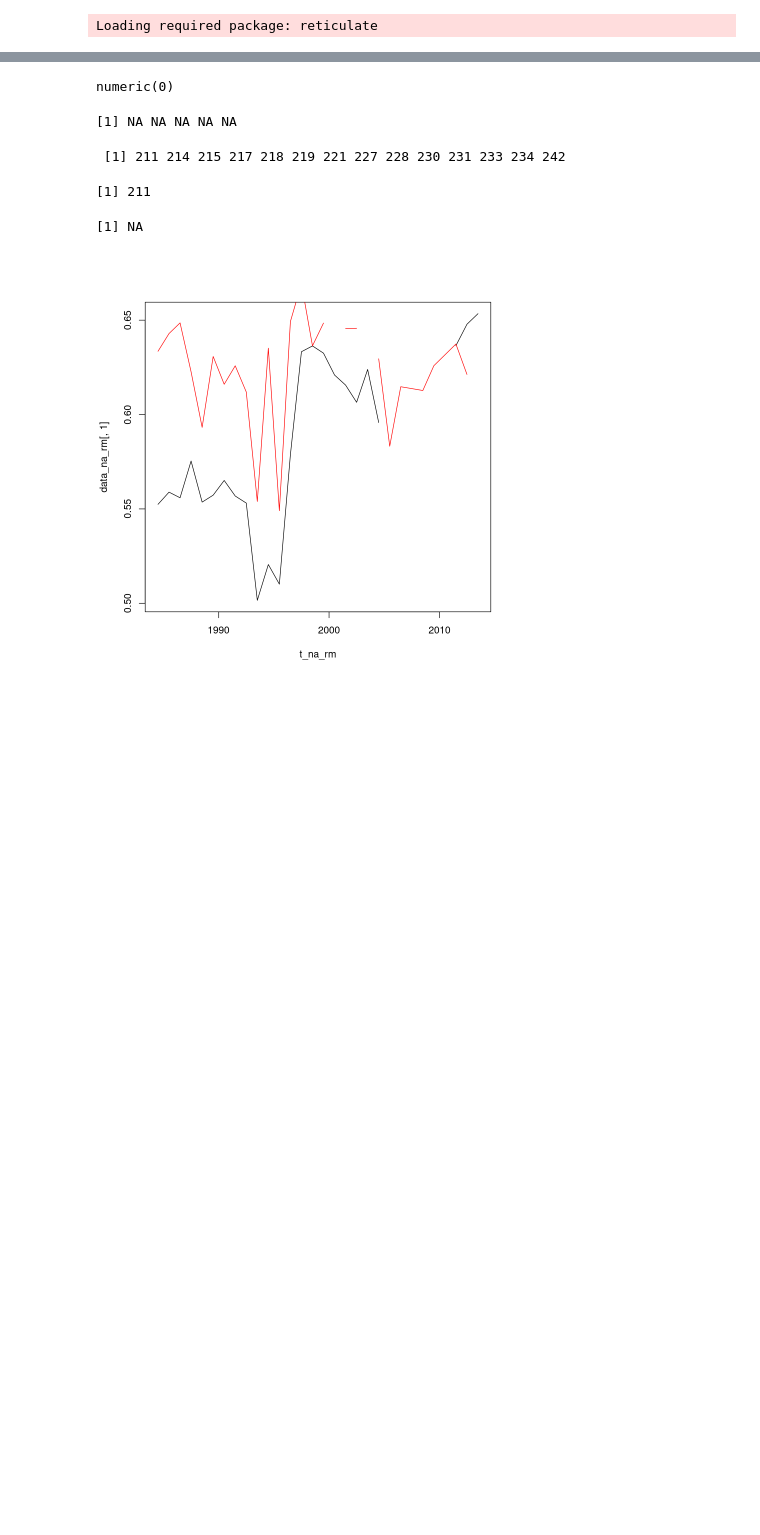
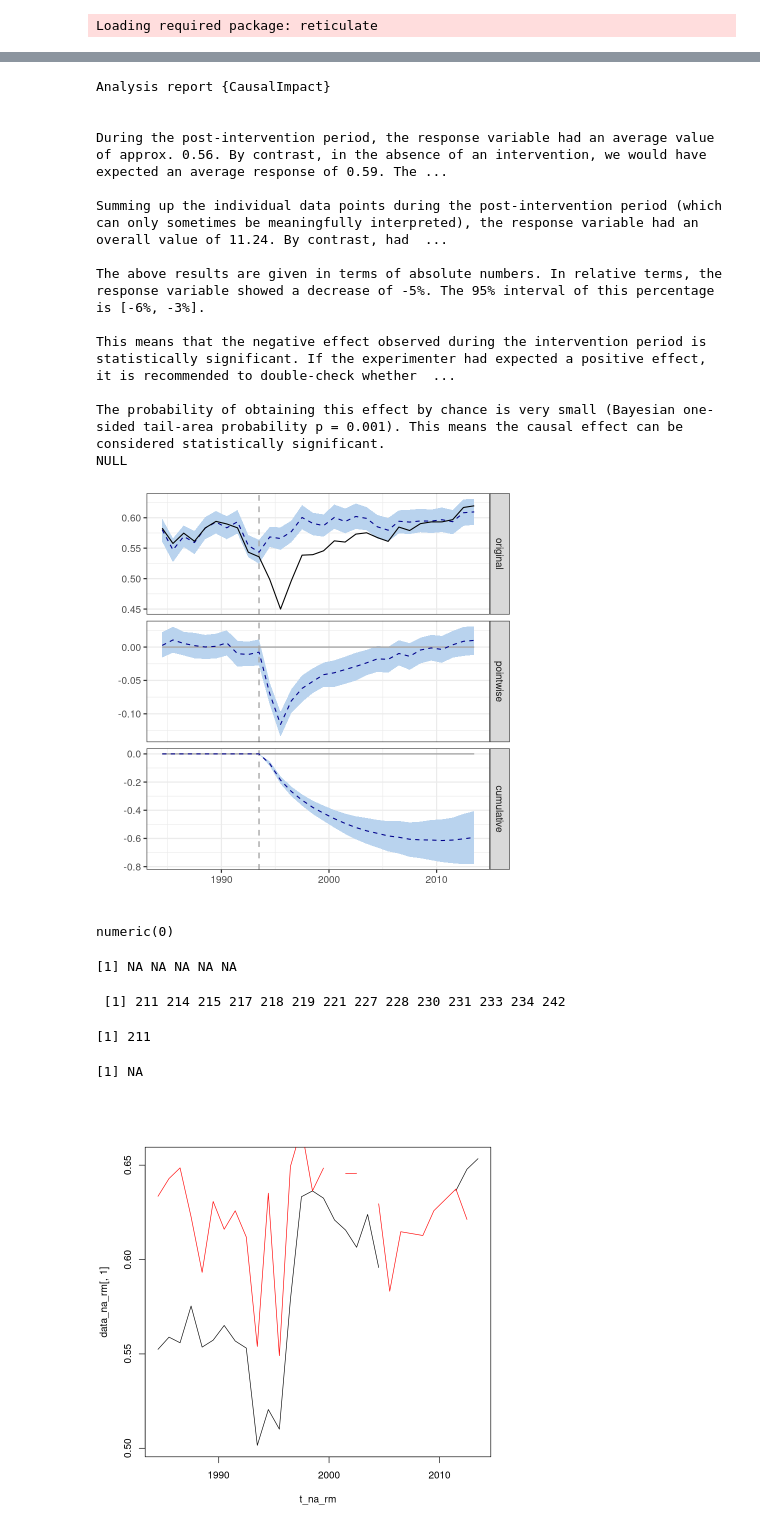
Before and after one commit to hamiddashti/greeness, a Jupyter notebook: codes/src/causal_impact_R.ipynb, the cells around one changed output, grey strips where cells are left out. Saved outputs shown, nothing was run; the diff lists cells and outputs as text; code cells hidden in the pictures; blank space fills up the shorter version.

```diff
--- a/codes/src/causal_impact_R.ipynb
+++ b/codes/src/causal_impact_R.ipynb
@@ -157,3 +172,29 @@ hist(sig_rel_clean*100)
+# %%
+set.seed(1)
+y_mean = rowMeans(y,na.rm=TRUE)
+X_mean = rowMeans(X,na.rm=TRUE)
+
+data_mean = zoo(cbind(y_mean,X_mean),t)
+pre.period <- as.Date(c("1984-07-01", "1993-07-01"))
+post.period <- as.Date(c("1994-07-01", "2013-07-01"))
+impact <- CausalImpact(data_mean, pre.period, post.period)
+plot(impact)
+print(summary(impact,"report"))
+# %% [output]
+Analysis report {CausalImpact}
+
+
+During the post-intervention period, the response variable had an average value of approx. 0.56. By contrast, in the absence of an intervention, we would have expected an average response of 0.59. The ...
+
+Summing up the individual data points during the post-intervention period (which can only sometimes be meaningfully interpreted), the response variable had an overall value of 11.24. By contrast, had  ...
+
+The above results are given in terms of absolute numbers. In relative terms, the response variable showed a decrease of -5%. The 95% interval of this percentage is [-6%, -3%].
+
+This means that the negative effect observed during the intervention period is statistically significant. If the experimenter had expected a positive effect, it is recommended to double-check whether  ...
+
+The probability of obtaining this effect by chance is very small (Bayesian one-sided tail-area probability p = 0.001). This means the causal effect can be considered statistically significant.
+NULL
+[figure, added]
 # %%
 res2_na <- apply(res2, 1, function(row) all(is.na(row)))
 res2_no_nan =res2[res2_na==FALSE,]
```
Also changed, not shown: parts of 6 cells of this notebook, 3 other files.
